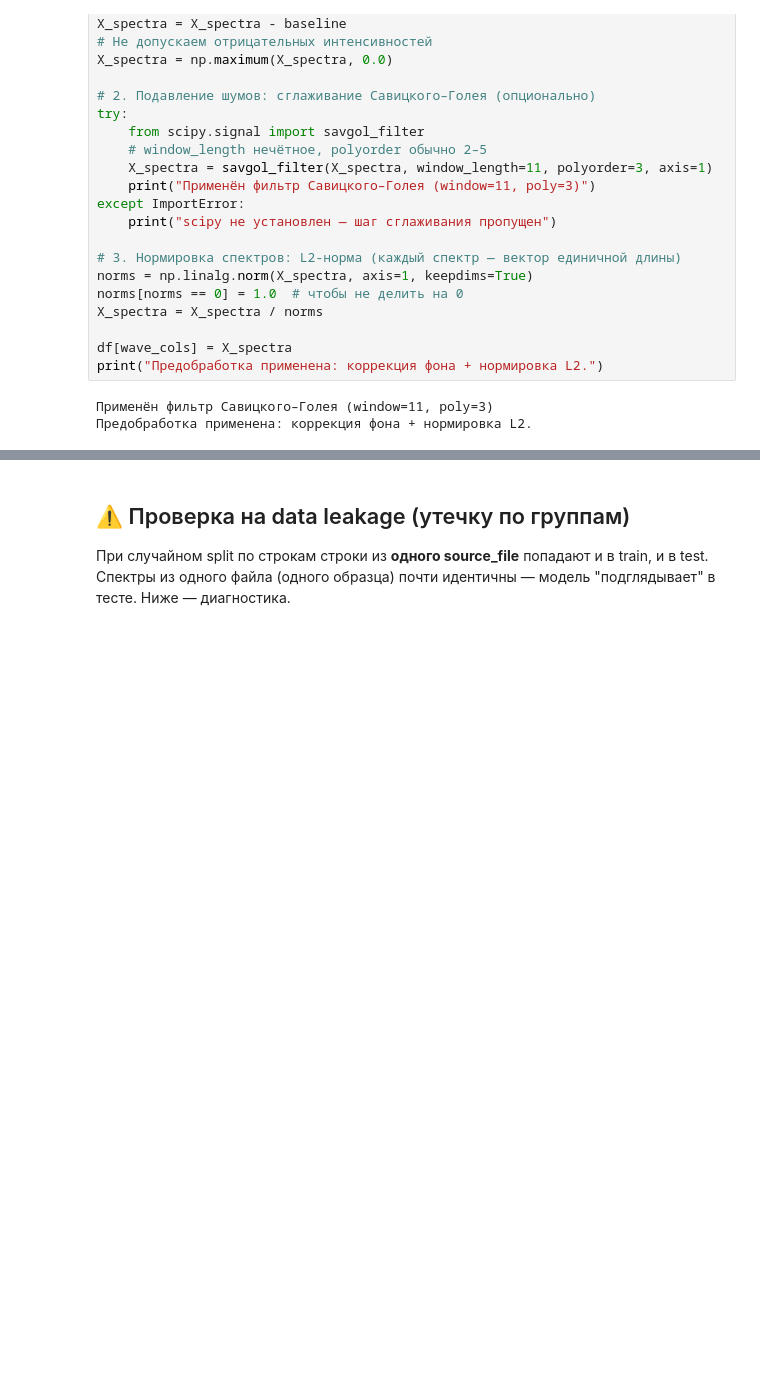
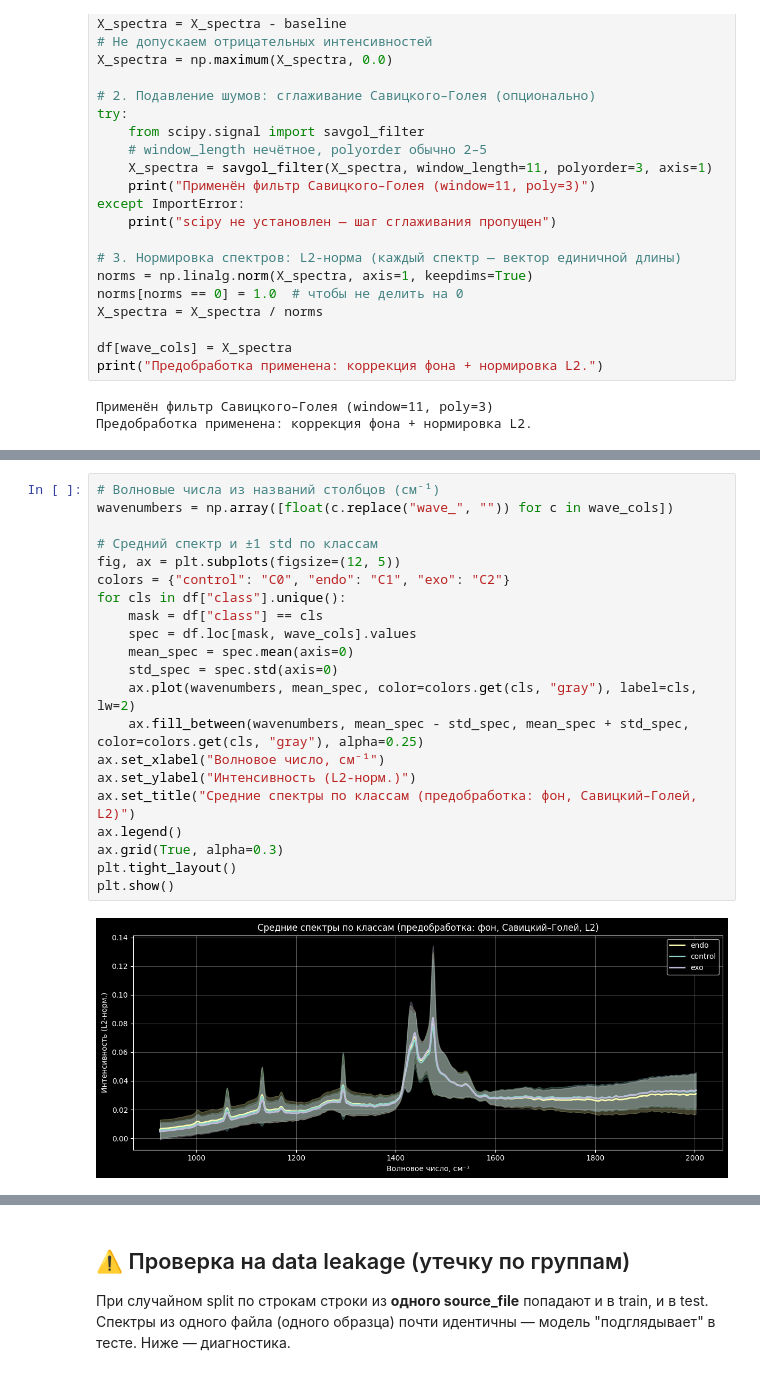
Before and after one commit to Neiromen/RomanSpectre, a Jupyter notebook: sample.ipynb, the cells around one changed output, grey strips where cells are left out. Saved outputs shown, nothing was run; the diff lists cells and outputs as text; blank space fills up the shorter version.

Commit message:
visualisation support add

```diff
--- a/sample.ipynb
+++ b/sample.ipynb
@@ -76,0 +82,23 @@ print("Предобработка применена: коррекция фон
+# %%
+# Волновые числа из названий столбцов (см⁻¹)
+wavenumbers = np.array([float(c.replace("wave_", "")) for c in wave_cols])
+
+# Средний спектр и ±1 std по классам
+fig, ax = plt.subplots(figsize=(12, 5))
+colors = {"control": "C0", "endo": "C1", "exo": "C2"}
+for cls in df["class"].unique():
+    mask = df["class"] == cls
+    spec = df.loc[mask, wave_cols].values
+    mean_spec = spec.mean(axis=0)
+    std_spec = spec.std(axis=0)
+    ax.plot(wavenumbers, mean_spec, color=colors.get(cls, "gray"), label=cls, lw=2)
+    ax.fill_between(wavenumbers, mean_spec - std_spec, mean_spec + std_spec, color=colors.get(cls, "gray"), alpha=0.25)
+ax.set_xlabel("Волновое число, см⁻¹")
+ax.set_ylabel("Интенсивность (L2-норм.)")
+ax.set_title("Средние спектры по классам (предобработка: фон, Савицкий–Голей, L2)")
+ax.legend()
+ax.grid(True, alpha=0.3)
+plt.tight_layout()
+plt.show()
+# %% [output]
+[figure, added]
```
Also changed, not shown: parts of 6 cells of this notebook, 3 other files.
